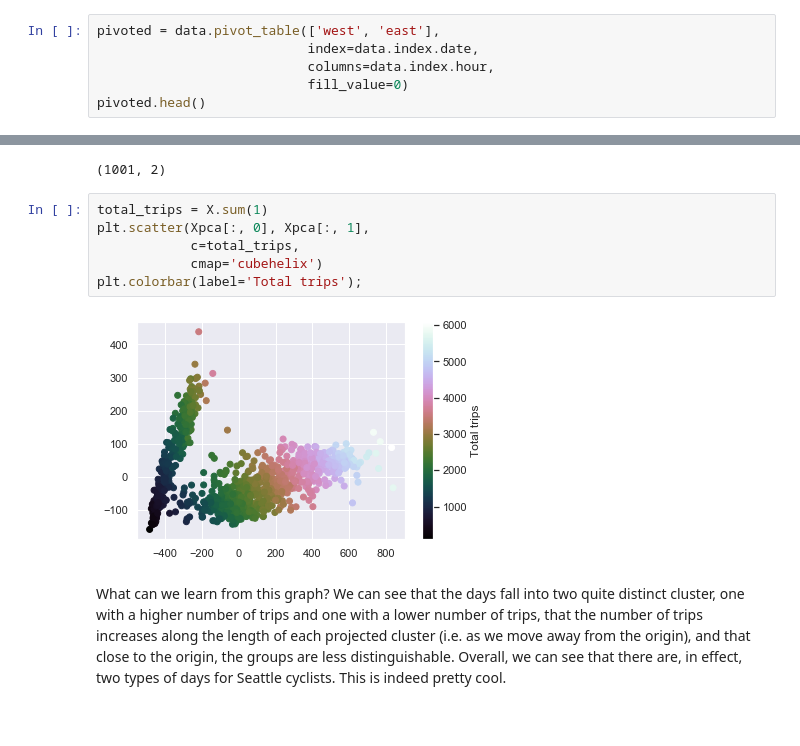
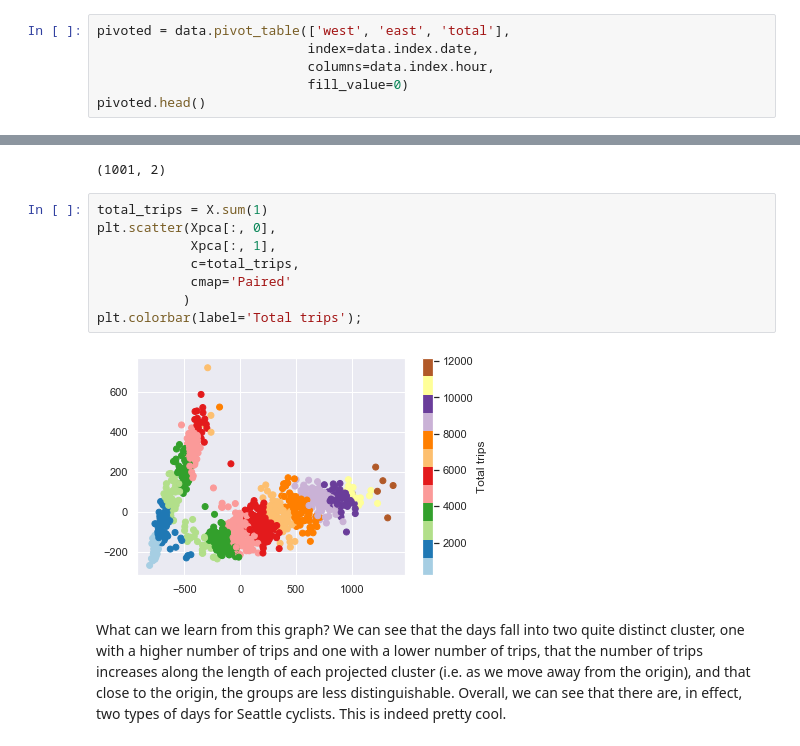
Before and after one commit to fabiangunzinger/seattle_cycling, a Jupyter notebook: seattle_unsupervised_exploring.ipynb, the cells around one changed output, grey strips where cells are left out. Cells and saved outputs as stored; diff of their text form.

```diff
--- a/seattle_unsupervised_exploring.ipynb
+++ b/seattle_unsupervised_exploring.ipynb
@@ -31,7 +31,7 @@ data.resample('w').sum().plot();
 # %% [output]
 [figure]
 # %%
-pivoted = data.pivot_table(['west', 'east'],
+pivoted = data.pivot_table(['west', 'east', 'total'],
                            index=data.index.date,
                            columns=data.index.hour,
                            fill_value=0)
@@ -64,12 +64,14 @@ Xpca.shape
 (1001, 2)
 # %%
 total_trips = X.sum(1)
-plt.scatter(Xpca[:, 0], Xpca[:, 1],
+plt.scatter(Xpca[:, 0],
+            Xpca[:, 1],
             c=total_trips,
-            cmap='cubehelix')
+            cmap='Paired'
+           )
 plt.colorbar(label='Total trips');
 # %% [output]
-[figure, old version]
+[figure, new version]
 # %% [markdown]
 What can we learn from this graph? We can see that the days fall into two quite distinct cluster, one with a higher number of trips and one with a lower number of trips, that the number of trips increases along the length of each projected cluster (i.e. as we move away from the origin), and that close to the origin, the groups are less distinguishable. Overall, we can see that there are, in effect, two types of days for Seattle cyclists. This is indeed pretty cool.
 # %% [markdown]
```
Also changed, not shown: parts of 26 cells of this notebook.
